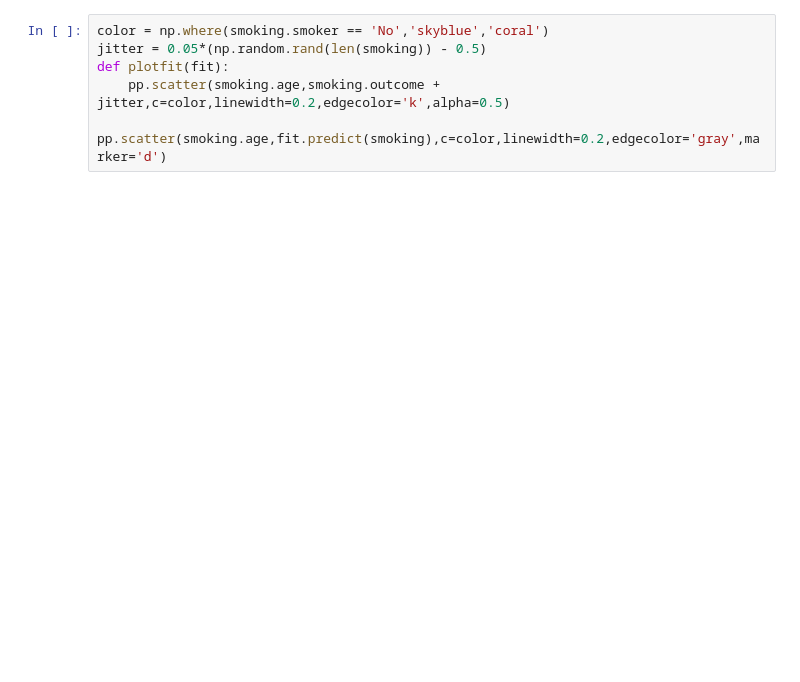
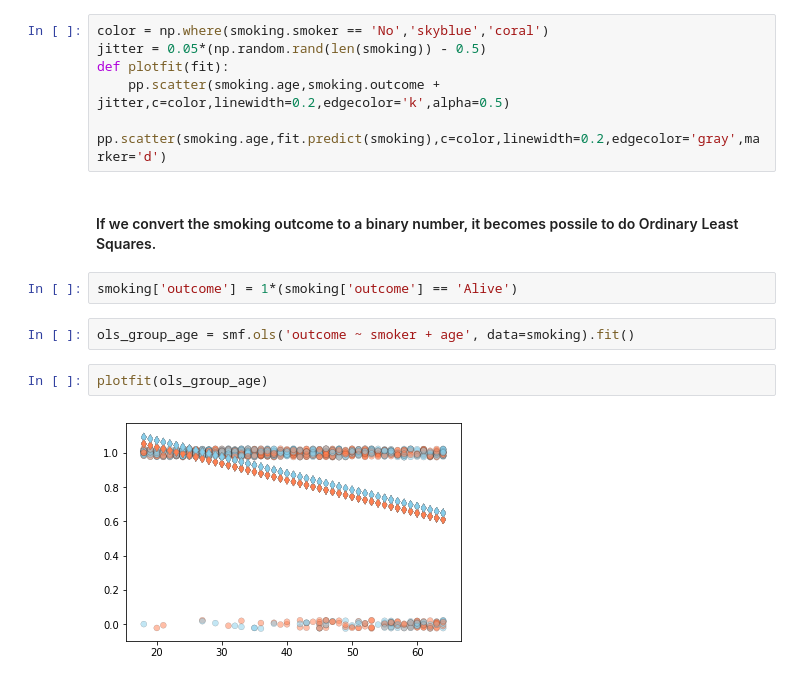
Before and after one commit to atalebizadeh/DS-Career-Track, a Jupyter notebook: Python Statistics/Exercise Files/chapter5/05_05/05_05_logistic_begin.ipynb, the cells around one changed output. Drawn from its saved outputs; the diff is of its cells as text; blank space fills up the shorter version.

```diff
--- a/Python Statistics/Exercise Files/chapter5/05_05/05_05_logistic_begin.ipynb
+++ b/Python Statistics/Exercise Files/chapter5/05_05/05_05_logistic_begin.ipynb
@@ -31,3 +33,13 @@ jitter = 0.05*(np.random.rand(len(smoking)) - 0.5)
 def plotfit(fit):
     pp.scatter(smoking.age,smoking.outcome + jitter,c=color,linewidth=0.2,edgecolor='k',alpha=0.5)
     pp.scatter(smoking.age,fit.predict(smoking),c=color,linewidth=0.2,edgecolor='gray',marker='d')
+# %% [markdown]
+#### If we convert the smoking outcome to a binary number, it becomes possile to do Ordinary Least Squares.
+# %%
+smoking['outcome'] = 1*(smoking['outcome'] == 'Alive')
+# %%
+ols_group_age = smf.ols('outcome ~ smoker + age', data=smoking).fit()
+# %%
+plotfit(ols_group_age)
+# %% [output]
+[figure, added]
```
Also changed, not shown: parts of 11 cells of this notebook, 2 other files.
